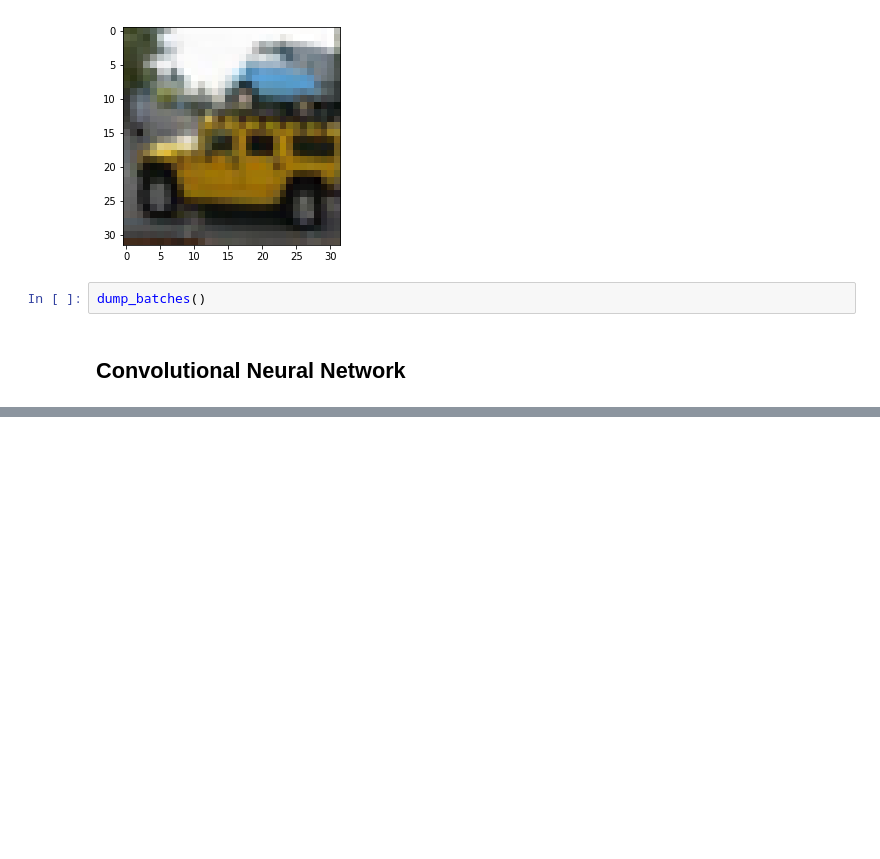
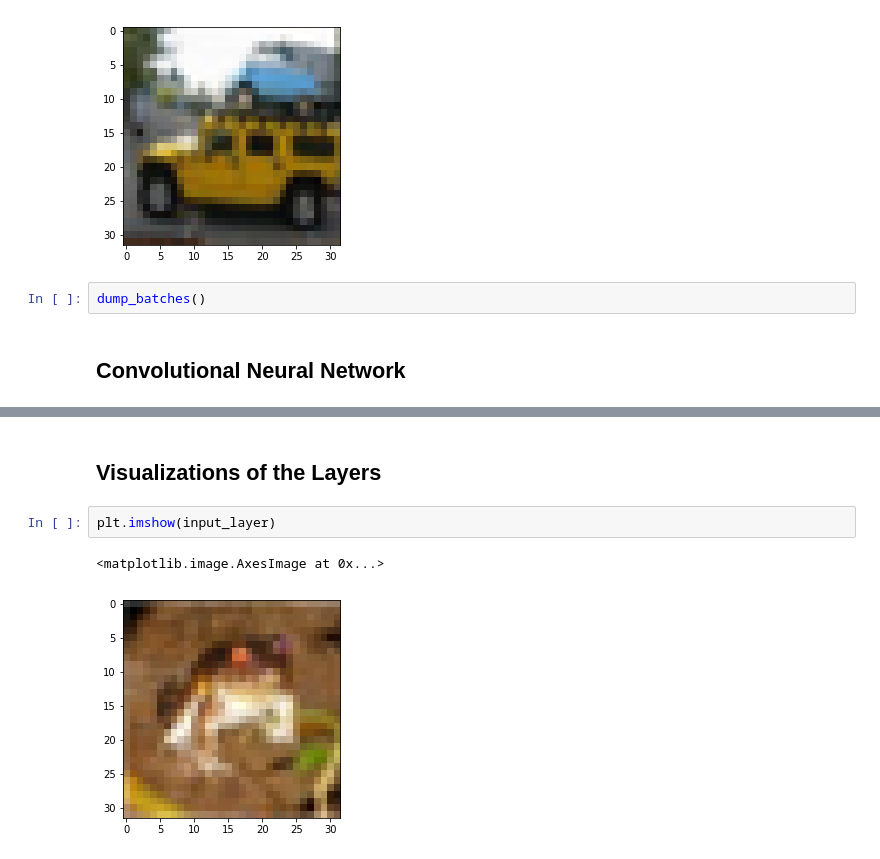
Before and after one commit to DarkGengar/100DaysOfMLCode, a Jupyter notebook: cnn.ipynb, the cells around one changed output, grey strips where cells are left out. Drawn from its saved outputs; the diff is of its cells as text; blank space fills up the shorter version.

```diff
--- a/cnn.ipynb
+++ b/cnn.ipynb
@@ -156,0 +183,7 @@ print(pool_layer)
+# %% [markdown]
+## Visualizations of the Layers
+# %%
+plt.imshow(input_layer)
+# %% [output]
+<matplotlib.image.AxesImage at 0x...>
+[figure, added]
```
Also changed, not shown: parts of 6 cells of this notebook.
